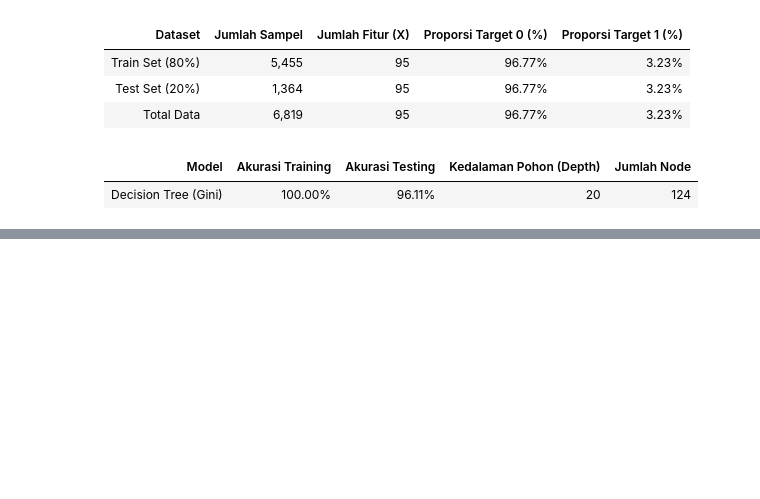
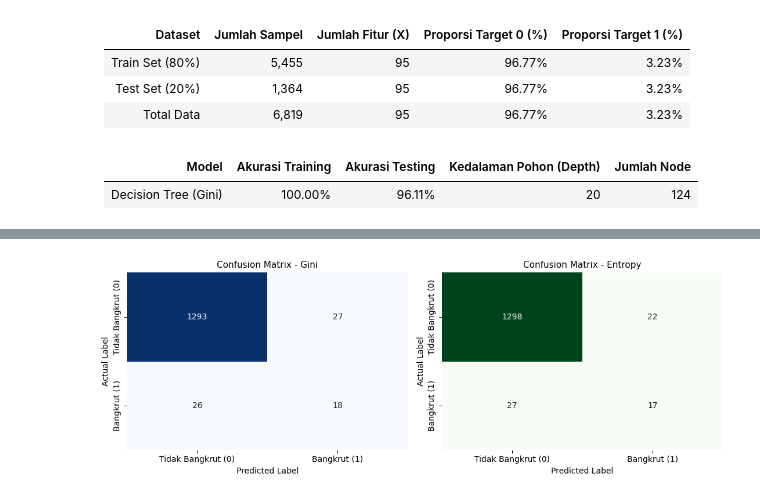
Before and after one commit to catherineapriliaharlina/praktikum-machine-learning, a Jupyter notebook: DT_5054251012.ipynb, the cells around one changed output, grey strips where cells are left out. Drawn from its saved outputs; the diff is of its cells as text; code cells hidden in the pictures; blank space fills up the shorter version.

```diff
--- a/DT_5054251012.ipynb
+++ b/DT_5054251012.ipynb
@@ -248,0 +336,84 @@ display(Markdown(df_gini_res.to_markdown(index=False)))
+# %%
+from sklearn.metrics import accuracy_score, precision_score, recall_score, f1_score, confusion_matrix
+from sklearn.tree import plot_tree
+
+# 1. Hitung Metrik Evaluasi untuk Model Gini dan Entropy
+metrics_data = {
+    'Model': ['Decision Tree (Gini)', 'Decision Tree (Entropy)'],
+    'Accuracy': [
+        accuracy_score(y_test, y_pred_gini),
+        accuracy_score(y_test, y_pred_entropy)
+    ],
+    'Precision': [
+        precision_score(y_test, y_pred_gini, zero_division=0),
+        precision_score(y_test, y_pred_entropy, zero_division=0)
+    ],
+    'Recall': [
+        recall_score(y_test, y_pred_gini, zero_division=0),
+        recall_score(y_test, y_pred_entropy, zero_division=0)
+    ],
+    'F1-Score': [
+        f1_score(y_test, y_pred_gini, zero_division=0),
+        f1_score(y_test, y_pred_entropy, zero_division=0)
+    ]
+}
+
+df_eval = pd.DataFrame(metrics_data)
+
+# Format nilai ke bentuk persentase/desimal rapi
+df_eval_display = df_eval.copy()
+for col in ['Accuracy', 'Precision', 'Recall', 'F1-Score']:
+    df_eval_display[col] = df_eval_display[col].apply(lambda x: f"{x:.4f} ({x*100:.2f}%)")
+
+display(Markdown("### Tabel Perbandingan Metrik Evaluasi Model"))
+display(Markdown(df_eval_display.to_markdown(index=False)))
+
+# 2. Confusion Matrix dalam Bentuk Heatmap (Side-by-Side Subplot)
+fig, axes = plt.subplots(1, 2, figsize=(11, 4))
+
+cm_gini = confusion_matrix(y_test, y_pred_gini)
+sns.heatmap(cm_gini, annot=True, fmt='d', cmap='Blues', ax=axes[0], cbar=False)
+axes[0].set_title('Confusion Matrix - Gini', fontsize=11)
+axes[0].set_xlabel('Predicted Label')
+axes[0].set_ylabel('Actual Label')
+axes[0].set_xticklabels(['Tidak Bangkrut (0)', 'Bangkrut (1)'])
+axes[0].set_yticklabels(['Tidak Bangkrut (0)', 'Bangkrut (1)'])
+
+cm_entropy = confusion_matrix(y_test, y_pred_entropy)
+sns.heatmap(cm_entropy, annot=True, fmt='d', cmap='Greens', ax=axes[1], cbar=False)
+axes[1].set_title('Confusion Matrix - Entropy', fontsize=11)
+axes[1].set_xlabel('Predicted Label')
+axes[1].set_ylabel('Actual Label')
+axes[1].set_xticklabels(['Tidak Bangkrut (0)', 'Bangkrut (1)'])
+axes[1].set_yticklabels(['Tidak Bangkrut (0)', 'Bangkrut (1)'])
+
+plt.tight_layout()
+plt.show()
+
+# 3. Visualisasi Struktur Decision Tree (Model Terbaik / Gini)
+plt.figure(figsize=(16, 7))
+plot_tree(
+    model_gini,
+    max_depth=2,
+    feature_names=X.columns,
+    class_names=['Tidak Bangkrut', 'Bangkrut'],
+    filled=True,
+    rounded=True,
+    fontsize=10
+)
+plt.title('Visualisasi Decision Tree (Gini - Dibatasi max_depth=2)', fontsize=12)
+plt.show()
+
+# 4. Feature Importance Horizontal Bar Chart
+importances = pd.Series(model_gini.feature_importances_, index=X.columns)
+top_features = importances.nlargest(10).sort_values(ascending=True)
+
+plt.figure(figsize=(9, 5))
+top_features.plot(kind='barh', color='teal')
+plt.title('Top 10 Feature Importance (Model Decision Tree Gini)', fontsize=11)
+plt.xlabel('Nilai Importance')
+plt.ylabel('Fitur Finansial')
+plt.grid(axis='x', linestyle='--', alpha=0.7)
+plt.tight_layout()
+plt.show()
+# %% [output]
@@ -248,0 +425 @@ display(Markdown(df_gini_res.to_markdown(index=False)))
+[figure, added]
```
Also changed, not shown: parts of 4 cells of this notebook.
